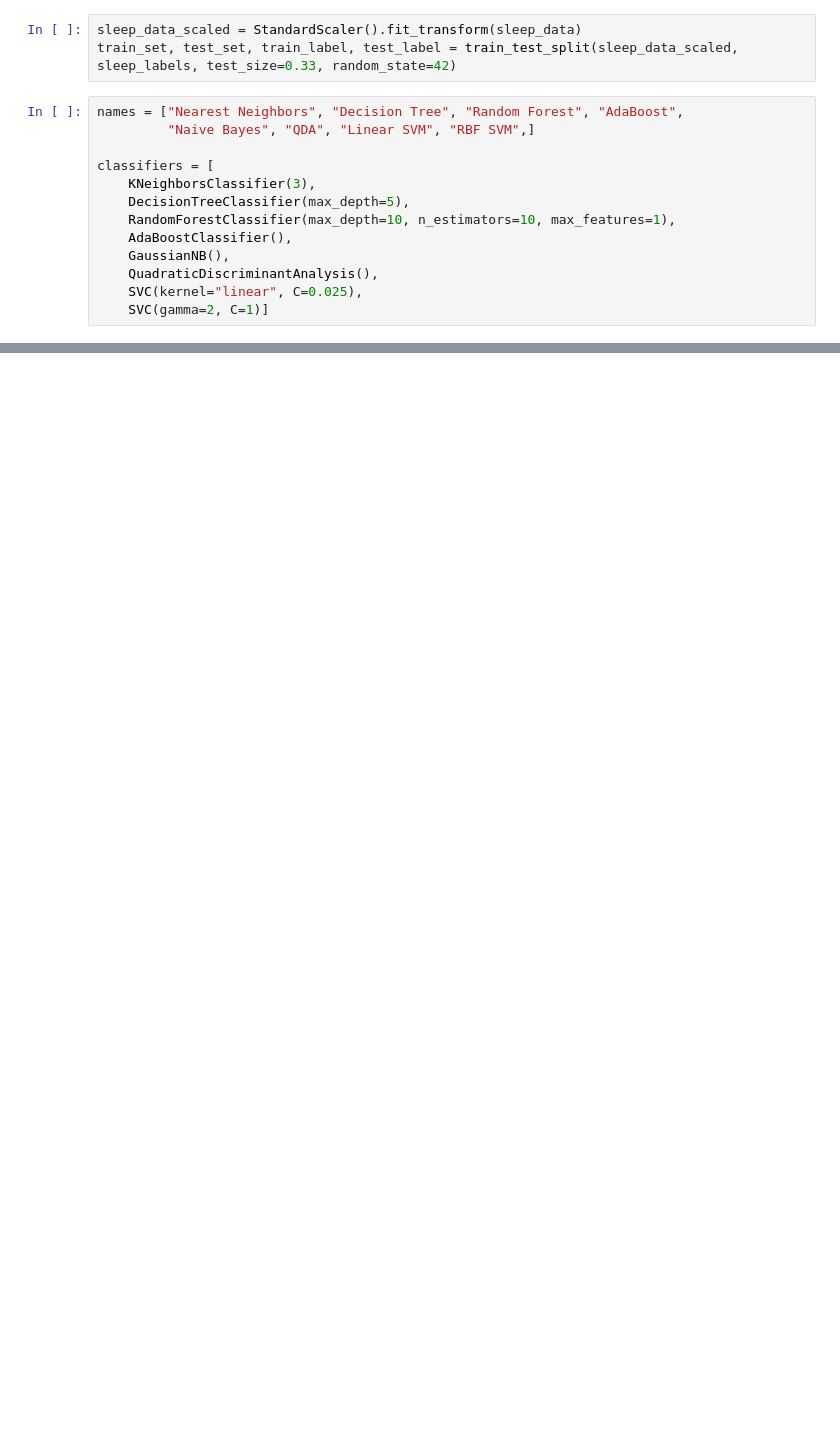
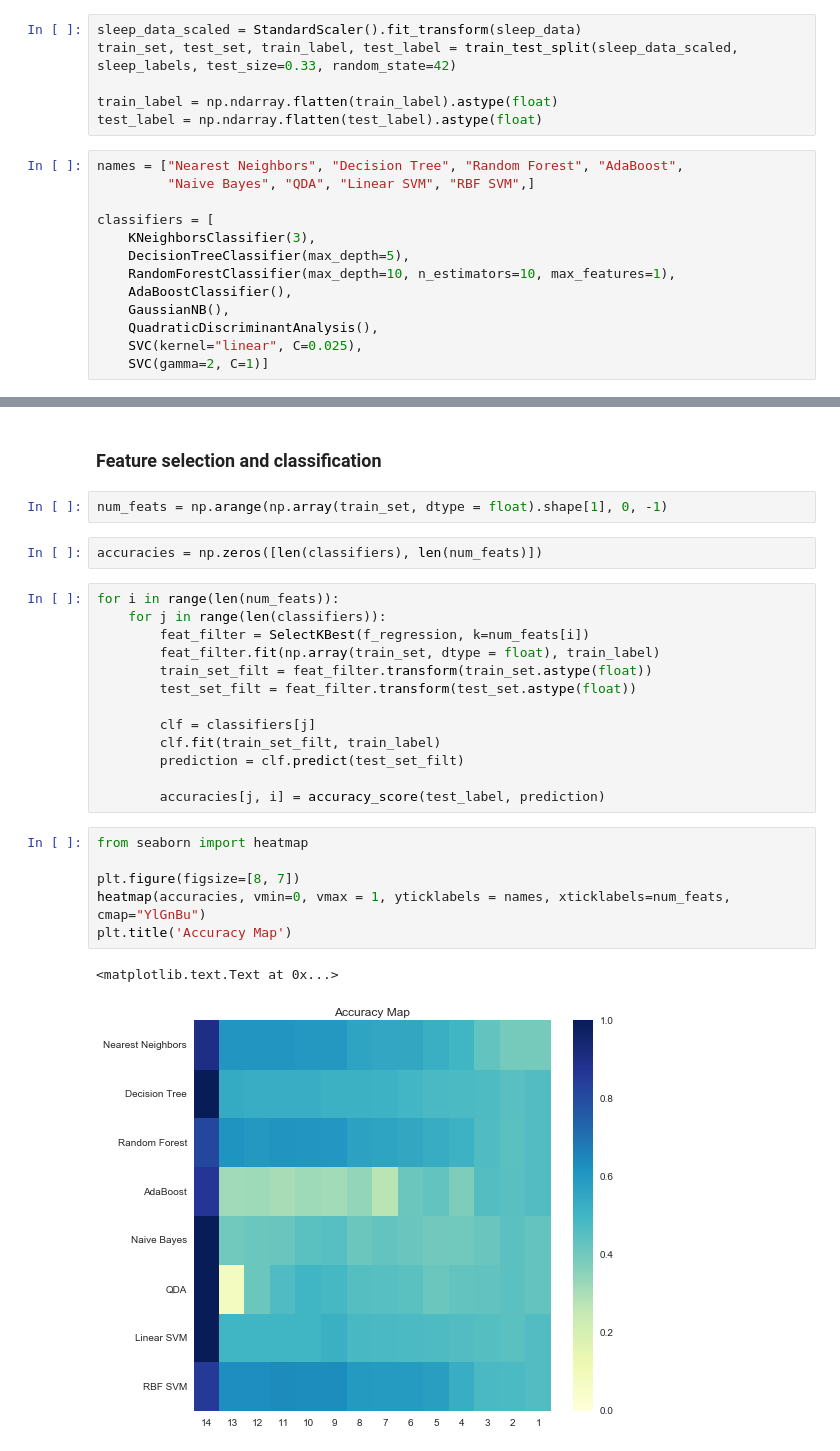
Before and after one commit to xmpuspus/Sleep_Research, a Jupyter notebook: notebooks/sleep_stage_classification_ldrwm.ipynb, the cells around one changed output, grey strips where cells are left out. Drawn from its saved outputs; the diff is of its cells as text; blank space fills up the shorter version.

Commit message:
add feature selection

```diff
--- a/notebooks/sleep_stage_classification_ldrwm.ipynb
+++ b/notebooks/sleep_stage_classification_ldrwm.ipynb
@@ -306,6 +320,9 @@ from sklearn.metrics import accuracy_score
 # %%
 sleep_data_scaled = StandardScaler().fit_transform(sleep_data)
 train_set, test_set, train_label, test_label = train_test_split(sleep_data_scaled, sleep_labels, test_size=0.33, random_state=42)
+
+train_label = np.ndarray.flatten(train_label).astype(float)
+test_label = np.ndarray.flatten(test_label).astype(float)
 # %%
 names = ["Nearest Neighbors", "Decision Tree", "Random Forest", "AdaBoost",
          "Naive Bayes", "QDA", "Linear SVM", "RBF SVM",]
@@ -345,0 +383,28 @@ Training RBF SVM
+# %% [markdown]
+### Feature selection and classification
+# %%
+num_feats = np.arange(np.array(train_set, dtype = float).shape[1], 0, -1)
+# %%
+accuracies = np.zeros([len(classifiers), len(num_feats)])
+# %%
+for i in range(len(num_feats)):
+    for j in range(len(classifiers)):
+        feat_filter = SelectKBest(f_regression, k=num_feats[i])
+        feat_filter.fit(np.array(train_set, dtype = float), train_label)
+        train_set_filt = feat_filter.transform(train_set.astype(float))
+        test_set_filt = feat_filter.transform(test_set.astype(float))
+
+        clf = classifiers[j]
+        clf.fit(train_set_filt, train_label)
+        prediction = clf.predict(test_set_filt)
+
+        accuracies[j, i] = accuracy_score(test_label, prediction)
+# %%
+from seaborn import heatmap
+
+plt.figure(figsize=[8, 7])
+heatmap(accuracies, vmin=0, vmax = 1, yticklabels = names, xticklabels=num_feats, cmap="YlGnBu")
+plt.title('Accuracy Map')
+# %% [output]
+<matplotlib.text.Text at 0x...>
+[figure, added]
```
Also changed, not shown: parts of 5 cells of this notebook.
